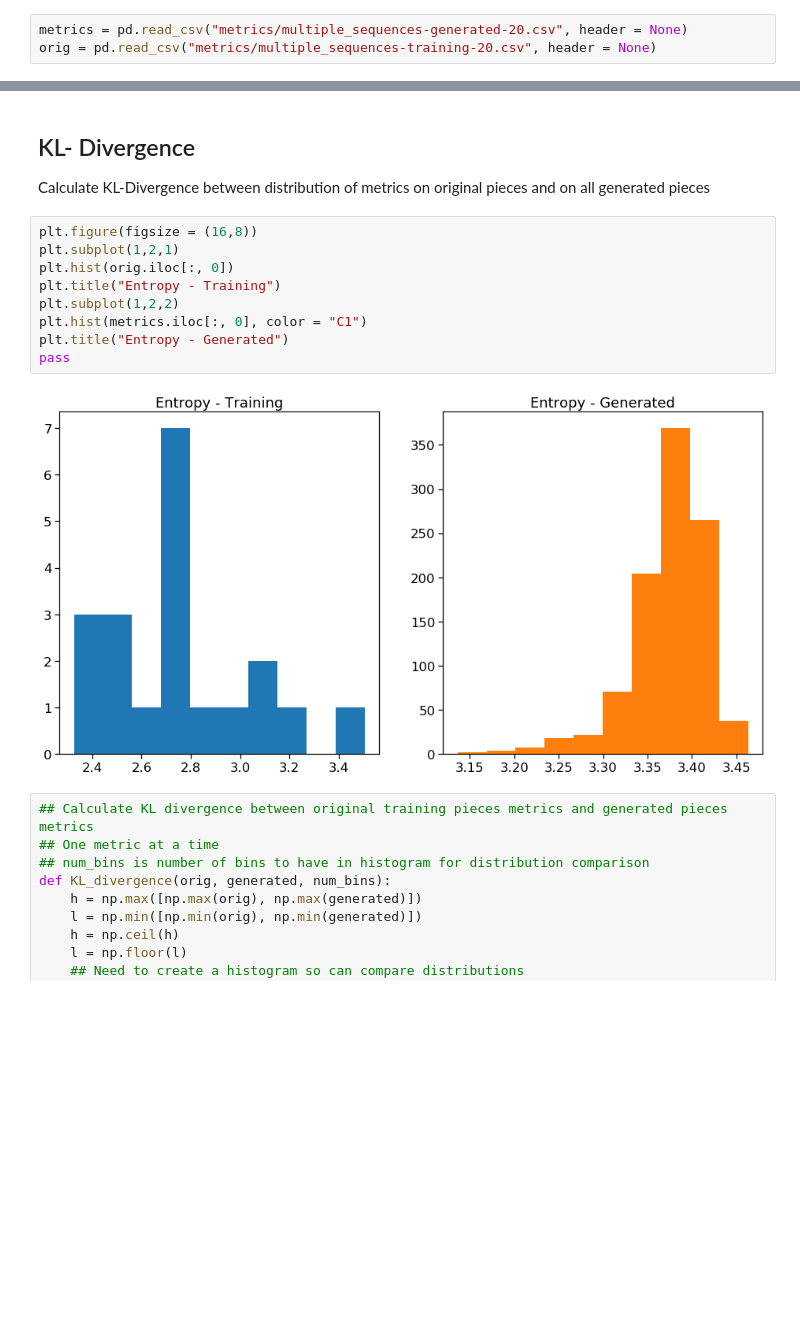
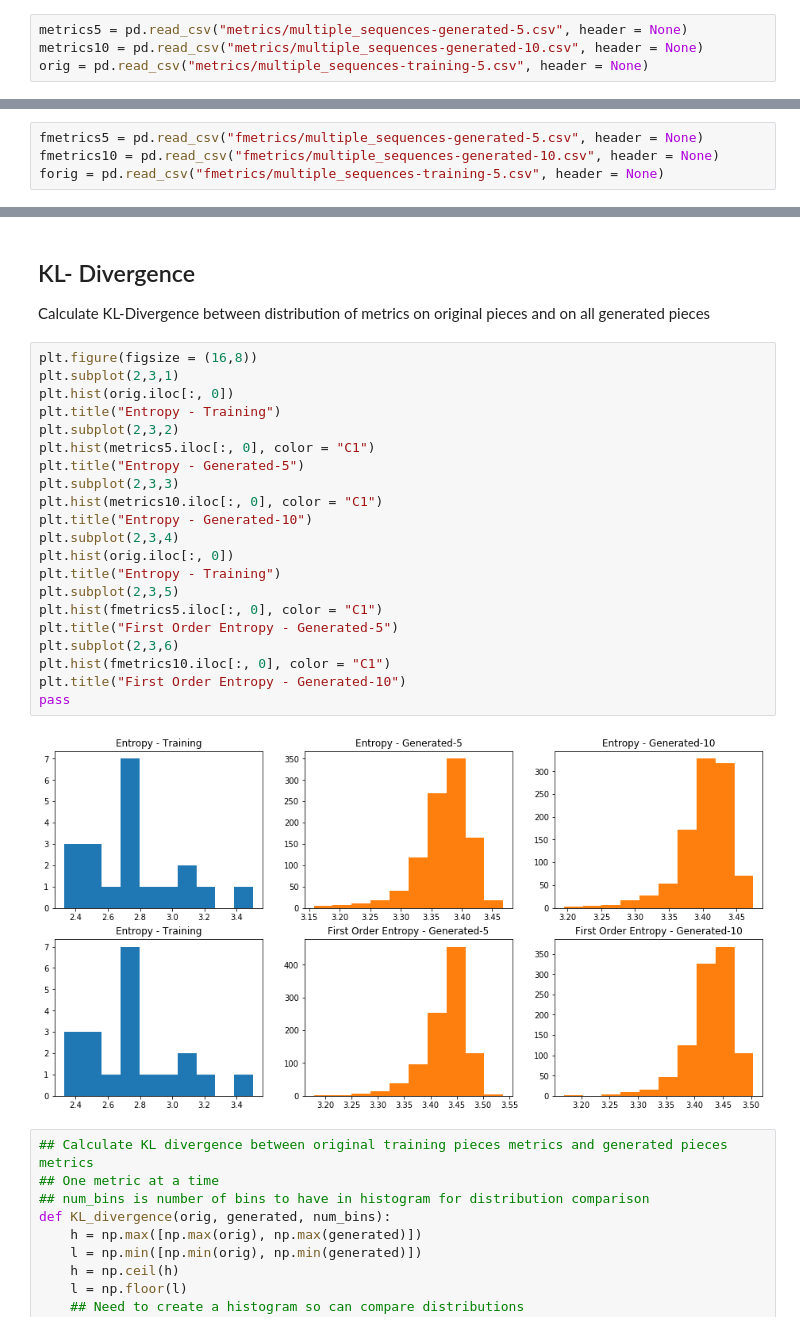
Before and after one commit to aky4wn/Music_Composition-Independent_Study, a Jupyter notebook: Code/Multiple_Sequences/metrics-generation.ipynb, the cells around one changed output, grey strips where cells are left out. Saved outputs shown, nothing was run; the diff lists cells and outputs as text; blank space fills up the shorter version.

Commit message:
metrics-comparision

```diff
--- a/Code/Multiple_Sequences/metrics-generation.ipynb
+++ b/Code/Multiple_Sequences/metrics-generation.ipynb
@@ -595,3 +750,4 @@ def process_metrics(filename):
 # %%
-metrics = pd.read_csv("metrics/multiple_sequences-generated-20.csv", header = None)
-orig = pd.read_csv("metrics/multiple_sequences-training-20.csv", header = None)
+metrics5 = pd.read_csv("metrics/multiple_sequences-generated-5.csv", header = None)
+metrics10 = pd.read_csv("metrics/multiple_sequences-generated-10.csv", header = None)
+orig = pd.read_csv("metrics/multiple_sequences-training-5.csv", header = None)
@@ -608,2 +754,6 @@ orig.head()
+# %%
+fmetrics5 = pd.read_csv("fmetrics/multiple_sequences-generated-5.csv", header = None)
+fmetrics10 = pd.read_csv("fmetrics/multiple_sequences-generated-10.csv", header = None)
+forig = pd.read_csv("fmetrics/multiple_sequences-training-5.csv", header = None)
 # %% [markdown]
 ## Mutual Information and Edit Distance = Average
@@ -632,15 +814,27 @@ dtype: float64
 Calculate KL-Divergence between distribution of metrics on original pieces and on all generated pieces
 # %%
 plt.figure(figsize = (16,8))
-plt.subplot(1,2,1)
+plt.subplot(2,3,1)
 plt.hist(orig.iloc[:, 0])
 plt.title("Entropy - Training")
-plt.subplot(1,2,2)
-plt.hist(metrics.iloc[:, 0], color = "C1")
-plt.title("Entropy - Generated")
+plt.subplot(2,3,2)
+plt.hist(metrics5.iloc[:, 0], color = "C1")
+plt.title("Entropy - Generated-5")
+plt.subplot(2,3,3)
+plt.hist(metrics10.iloc[:, 0], color = "C1")
+plt.title("Entropy - Generated-10")
+plt.subplot(2,3,4)
+plt.hist(orig.iloc[:, 0])
+plt.title("Entropy - Training")
+plt.subplot(2,3,5)
+plt.hist(fmetrics5.iloc[:, 0], color = "C1")
+plt.title("First Order Entropy - Generated-5")
+plt.subplot(2,3,6)
+plt.hist(fmetrics10.iloc[:, 0], color = "C1")
+plt.title("First Order Entropy - Generated-10")
 pass
 # %% [output]
-[figure, old version]
+[figure, new version]
 # %%
 ## Calculate KL divergence between original training pieces metrics and generated pieces metrics
 ## One metric at a time
```
Also changed, not shown: parts of 36 cells of this notebook, 3 other files.
